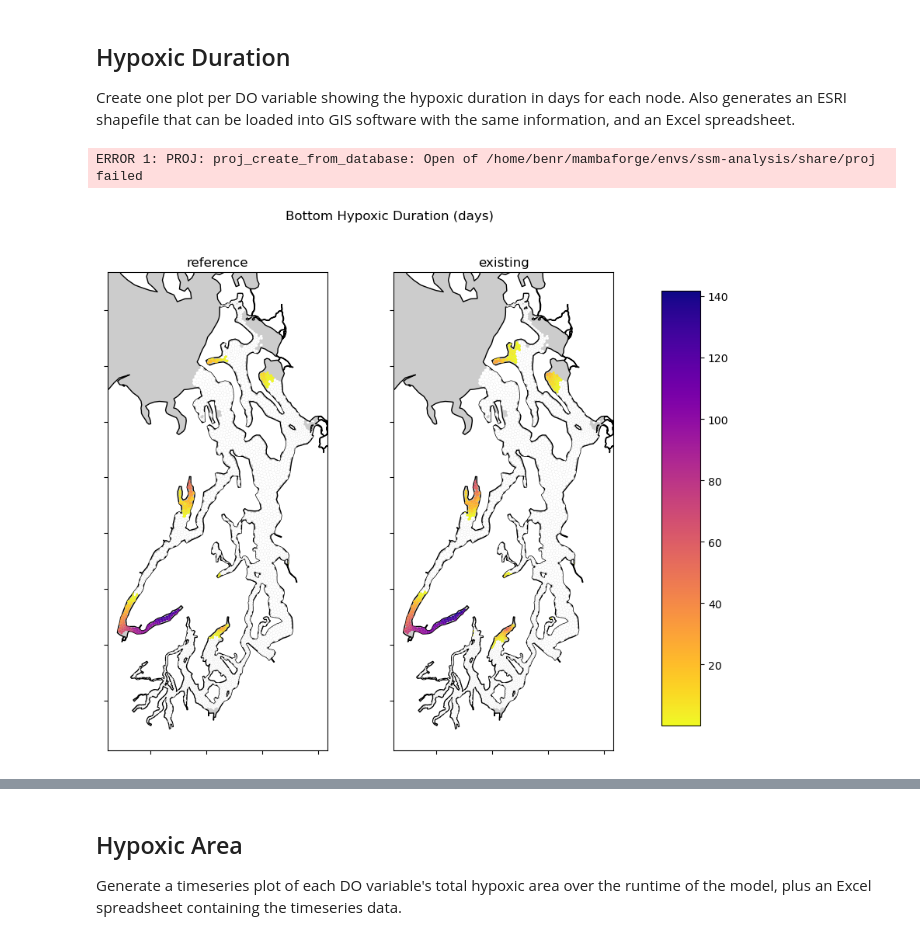
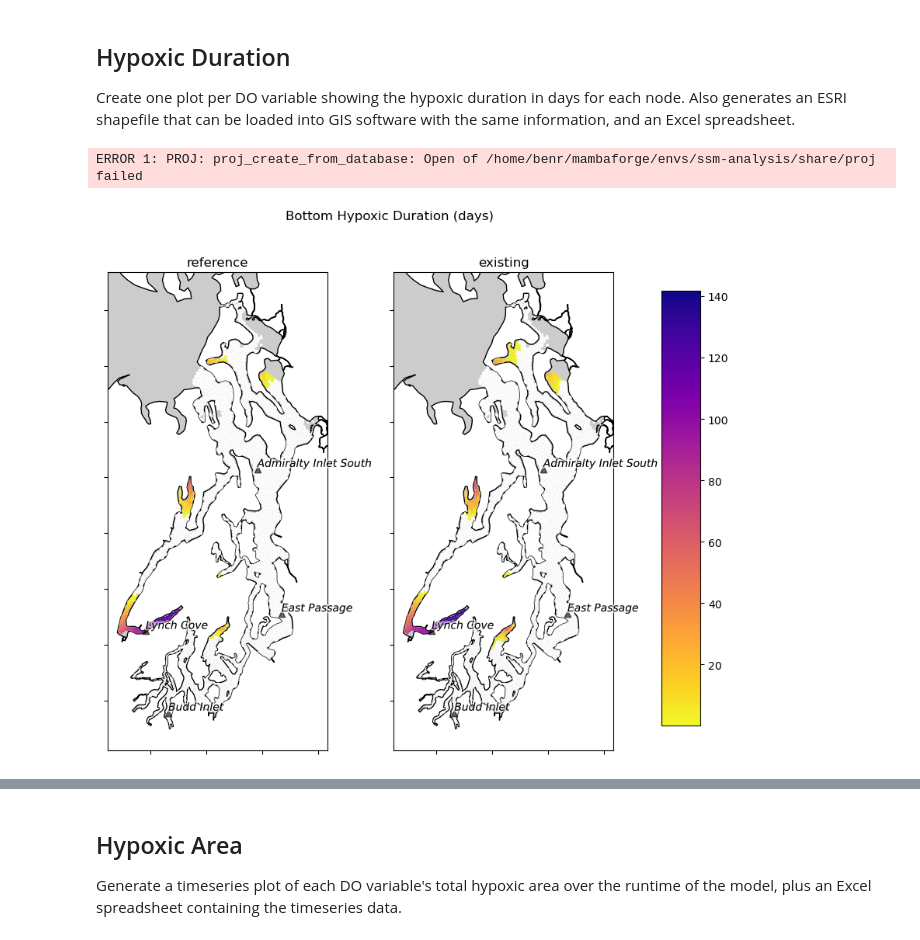
Before and after one commit to bedaro/ssm-analysis, a Jupyter notebook: Bottom DO.ipynb, the cells around one changed output, grey strips where cells are left out. Drawn from its saved outputs; the diff is of its cells as text; code cells hidden in the pictures.

Commit message:
Replace simple callback with helper class

```diff
--- a/Bottom DO.ipynb
+++ b/Bottom DO.ipynb
@@ -203,35 +228,36 @@ fig, axs = plt.subplots(1, len(do_variables), figsize=(5*len(do_variables), 8))
 if len(do_variables) == 1:
     axs = np.array([axs])
 
 # Normalize all the durations so the colors match between the plots
 norm_duration = colors.Normalize(vmin=0.1, vmax=max_duration)
+station_helper = StationHelper(sites)
 
 # Make a map of the durations for each variable, assembling them into one single
 # GeoDataFrame for output
 data = cv.tces
 for ax, v, t in zip(axs, do_variables, do_variable_titles):
     if ax == axs[-1]:
         # See https://stackoverflow.com/a/13784887/413862 and
         # https://geopandas.org/en/latest/docs/user_guide/mapping.html#creating-a-legend
         fig.subplots_adjust(right=0.8)
         cbar_ax = fig.add_axes([0.85, 0.15, 0.05, 0.7])
         legend_args = { "legend": True, "cax": cbar_ax }
     else:
         legend_args = { "legend": False }
     cv.plot(data=hypoxic_durations[v], ax=ax, cmap=mycmap, norm=norm_duration,
-            **legend_args)
+            helpers=[station_helper], **legend_args)
     ax.set(title=t, xticklabels=(), yticklabels=())
     data[t] = hypoxic_durations[v]
 
 fig.suptitle("Bottom Hypoxic Duration (days)")
 
 fig.savefig(out_file("hypox_duration.png"))
 data.to_file(out_file("hypox_duration.shp"))
 data['node_area_km2'] = data['geometry'].area / 1e6
 data.to_excel(out_file("hypox_duration.xlsx"))
 # %% [output]
 ERROR 1: PROJ: proj_create_from_database: Open of /home/benr/mambaforge/envs/ssm-analysis/share/proj failed
-[figure, old version]
+[figure, new version]
 # %%
 if control_variable is not None and len(do_variables) > 1:
     exp_variables = []
```
Also changed, not shown: parts of 4 cells of this notebook, 1 other file.
